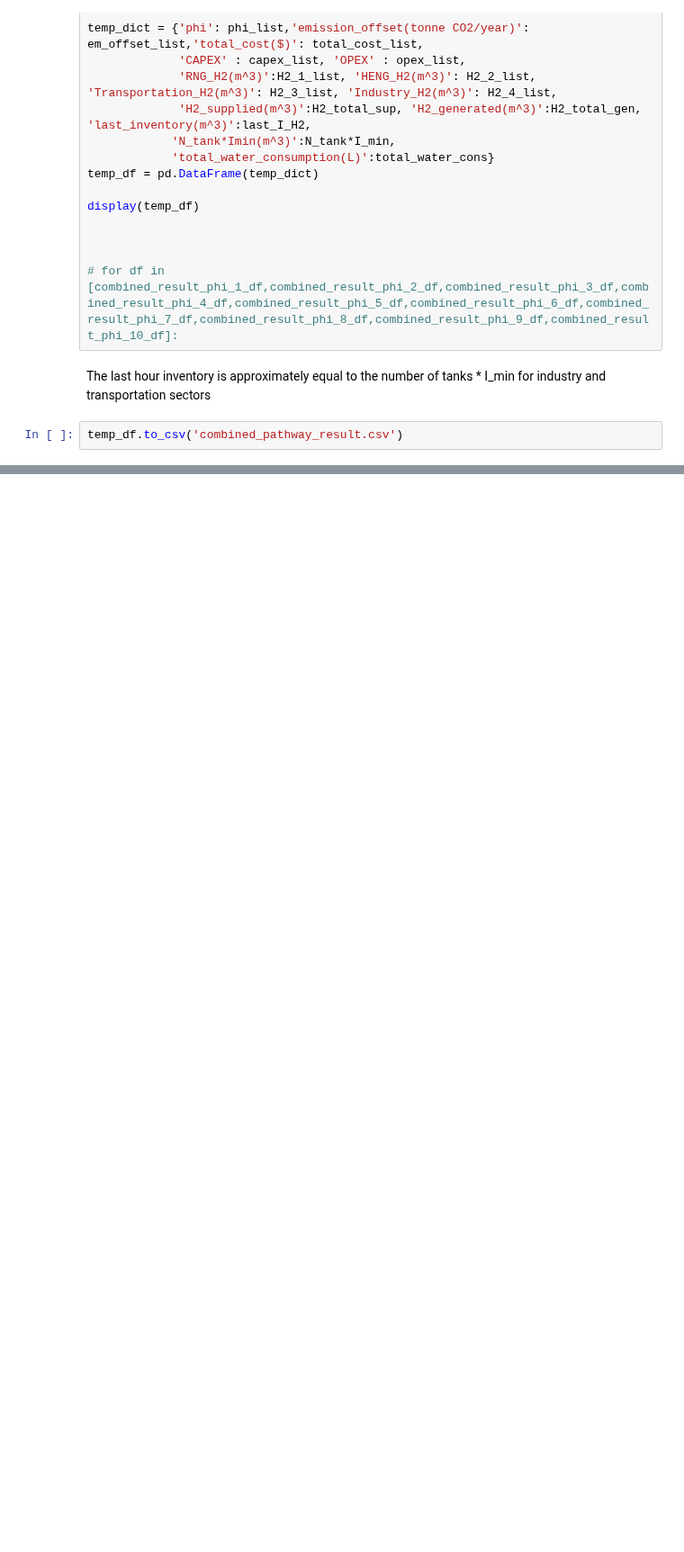
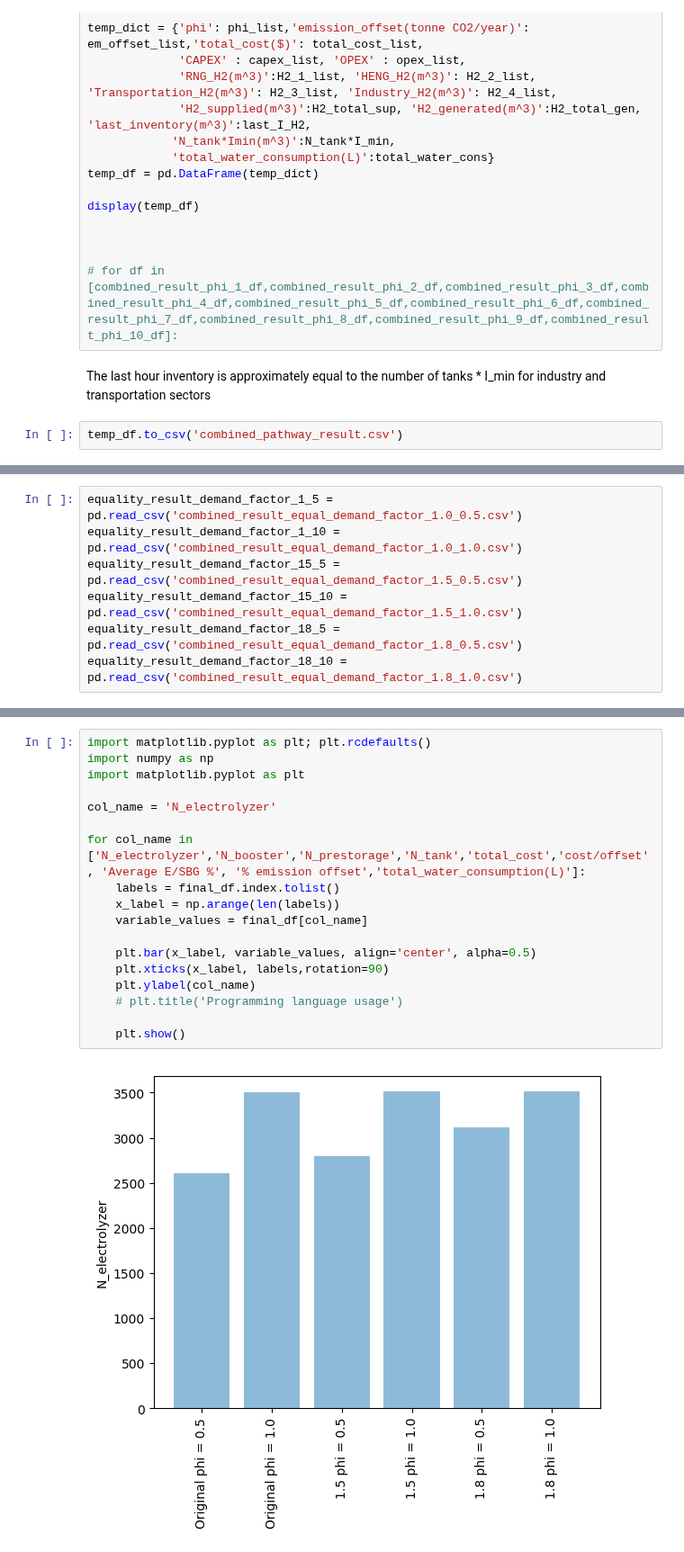
Before and after one commit to lewisjko/FYDP, a Jupyter notebook: FYDP.ipynb, the cells around one changed output, grey strips where cells are left out. Shown at 90% size. Saved outputs shown, nothing was run; the diff lists cells and outputs as text; blank space fills up the shorter version.

```diff
--- a/FYDP.ipynb
+++ b/FYDP.ipynb
@@ -1372,0 +7948,7 @@ temp_df.to_csv('combined_pathway_result.csv')
+# %%
+equality_result_demand_factor_1_5 = pd.read_csv('combined_result_equal_demand_factor_1.0_0.5.csv')
+equality_result_demand_factor_1_10 = pd.read_csv('combined_result_equal_demand_factor_1.0_1.0.csv')
+equality_result_demand_factor_15_5 = pd.read_csv('combined_result_equal_demand_factor_1.5_0.5.csv')
+equality_result_demand_factor_15_10 = pd.read_csv('combined_result_equal_demand_factor_1.5_1.0.csv')
+equality_result_demand_factor_18_5 = pd.read_csv('combined_result_equal_demand_factor_1.8_0.5.csv')
+equality_result_demand_factor_18_10 = pd.read_csv('combined_result_equal_demand_factor_1.8_1.0.csv')
@@ -1372,0 +8084,20 @@ temp_df.to_csv('combined_pathway_result.csv')
+# %%
+import matplotlib.pyplot as plt; plt.rcdefaults()
+import numpy as np
+import matplotlib.pyplot as plt
+
+col_name = 'N_electrolyzer'
+
+for col_name in ['N_electrolyzer','N_booster','N_prestorage','N_tank','total_cost','cost/offset', 'Average E/SBG %', '% emission offset','total_water_consumption(L)']:
+    labels = final_df.index.tolist()
+    x_label = np.arange(len(labels))
+    variable_values = final_df[col_name]
+
+    plt.bar(x_label, variable_values, align='center', alpha=0.5)
+    plt.xticks(x_label, labels,rotation=90)
+    plt.ylabel(col_name)
+    # plt.title('Programming language usage')
+
+    plt.show()
+# %% [output]
+[figure, added]
```
Also changed, not shown: parts of 44 cells of this notebook, 2 other files.
